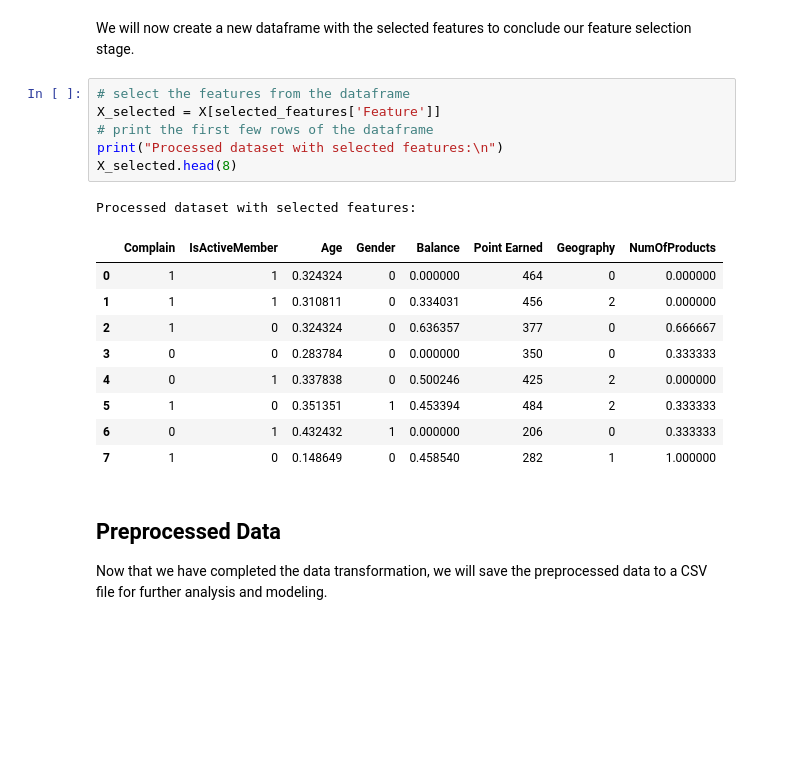
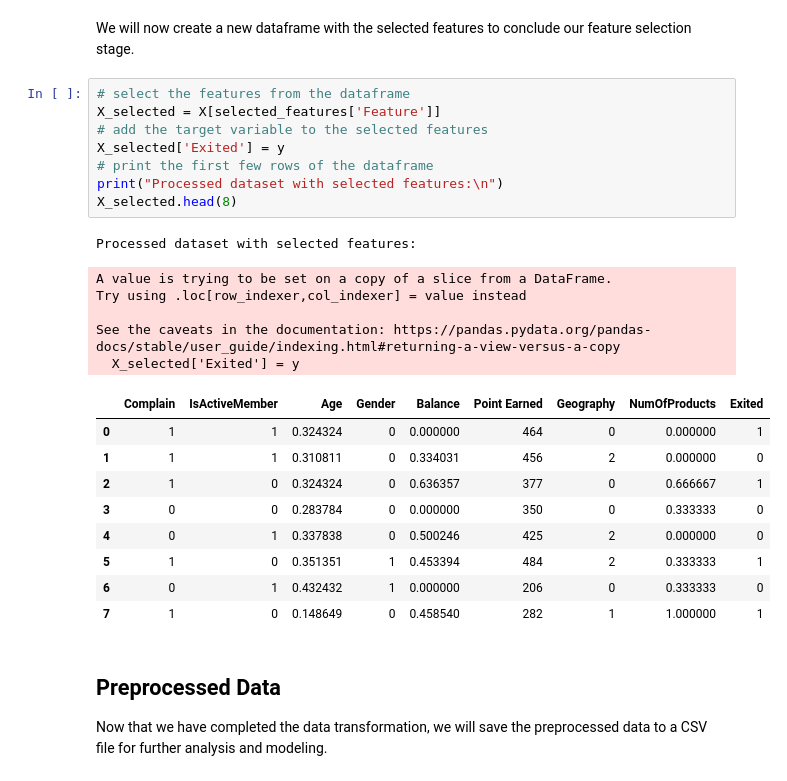
Before and after one commit to CSI4142/Project, a Jupyter notebook: phase4/part_a/data_transformation.ipynb, the cells around one changed output. Cells and saved outputs as stored; diff of their text form; blank space fills up the shorter version.

```diff
--- a/phase4/part_a/data_transformation.ipynb
+++ b/phase4/part_a/data_transformation.ipynb
@@ -223,20 +223,27 @@ We will now create a new dataframe with the selected features to conclude our fe
 # %%
 # select the features from the dataframe
 X_selected = X[selected_features['Feature']]
+# add the target variable to the selected features
+X_selected['Exited'] = y
 # print the first few rows of the dataframe
 print("Processed dataset with selected features:\n")
 X_selected.head(8)
 # %% [output]
 Processed dataset with selected features:
+A value is trying to be set on a copy of a slice from a DataFrame.
+Try using .loc[row_indexer,col_indexer] = value instead
+
+See the caveats in the documentation: https://pandas.pydata.org/pandas-docs/stable/user_guide/indexing.html#returning-a-view-versus-a-copy
+  X_selected['Exited'] = y
-|  | Complain | IsActiveMember | Age | Gender | Balance | Point Earned | Geography | NumOfProducts |
-| 0 | 1 | 1 | 0.324324 | 0 | 0.000000 | 464 | 0 | 0.000000 |
-| 1 | 1 | 1 | 0.310811 | 0 | 0.334031 | 456 | 2 | 0.000000 |
-| 2 | 1 | 0 | 0.324324 | 0 | 0.636357 | 377 | 0 | 0.666667 |
-| 3 | 0 | 0 | 0.283784 | 0 | 0.000000 | 350 | 0 | 0.333333 |
-| 4 | 0 | 1 | 0.337838 | 0 | 0.500246 | 425 | 2 | 0.000000 |
-| 5 | 1 | 0 | 0.351351 | 1 | 0.453394 | 484 | 2 | 0.333333 |
-| 6 | 0 | 1 | 0.432432 | 1 | 0.000000 | 206 | 0 | 0.333333 |
-| 7 | 1 | 0 | 0.148649 | 0 | 0.458540 | 282 | 1 | 1.000000 |
+|  | Complain | IsActiveMember | Age | Gender | Balance | Point Earned | Geography | NumOfProducts | Exited |
+| 0 | 1 | 1 | 0.324324 | 0 | 0.000000 | 464 | 0 | 0.000000 | 1 |
+| 1 | 1 | 1 | 0.310811 | 0 | 0.334031 | 456 | 2 | 0.000000 | 0 |
+| 2 | 1 | 0 | 0.324324 | 0 | 0.636357 | 377 | 0 | 0.666667 | 1 |
+| 3 | 0 | 0 | 0.283784 | 0 | 0.000000 | 350 | 0 | 0.333333 | 0 |
+| 4 | 0 | 1 | 0.337838 | 0 | 0.500246 | 425 | 2 | 0.000000 | 0 |
+| 5 | 1 | 0 | 0.351351 | 1 | 0.453394 | 484 | 2 | 0.333333 | 1 |
+| 6 | 0 | 1 | 0.432432 | 1 | 0.000000 | 206 | 0 | 0.333333 | 0 |
+| 7 | 1 | 0 | 0.148649 | 0 | 0.458540 | 282 | 1 | 1.000000 | 1 |
 # %% [markdown]
 ## Preprocessed Data
 
```
Also changed, not shown: 2 other files.
